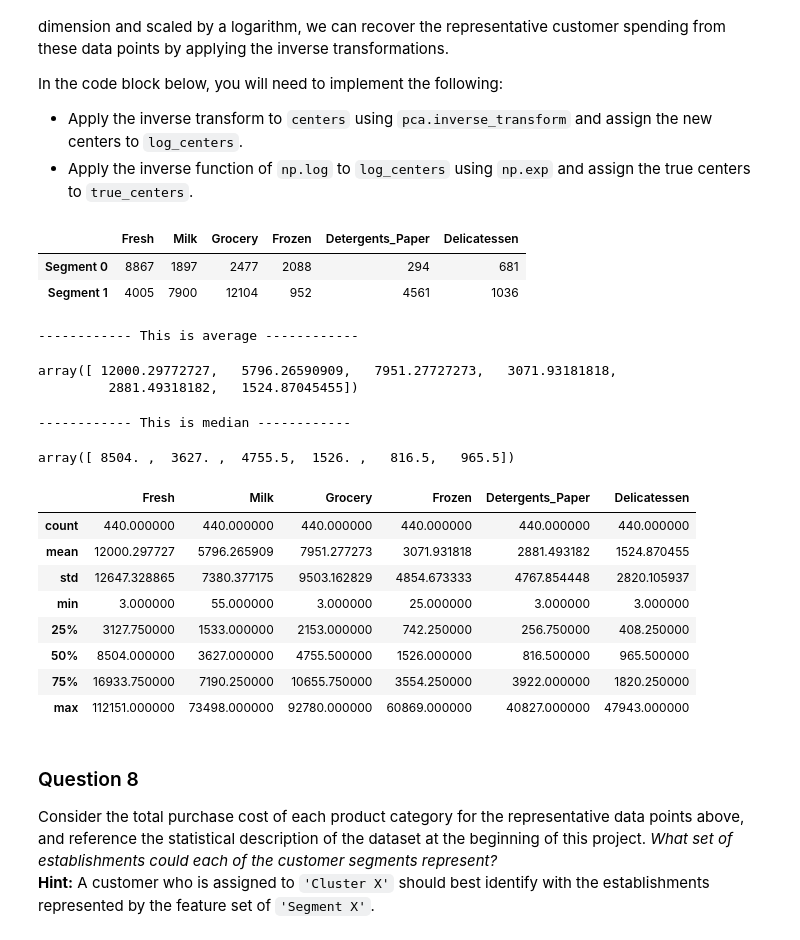
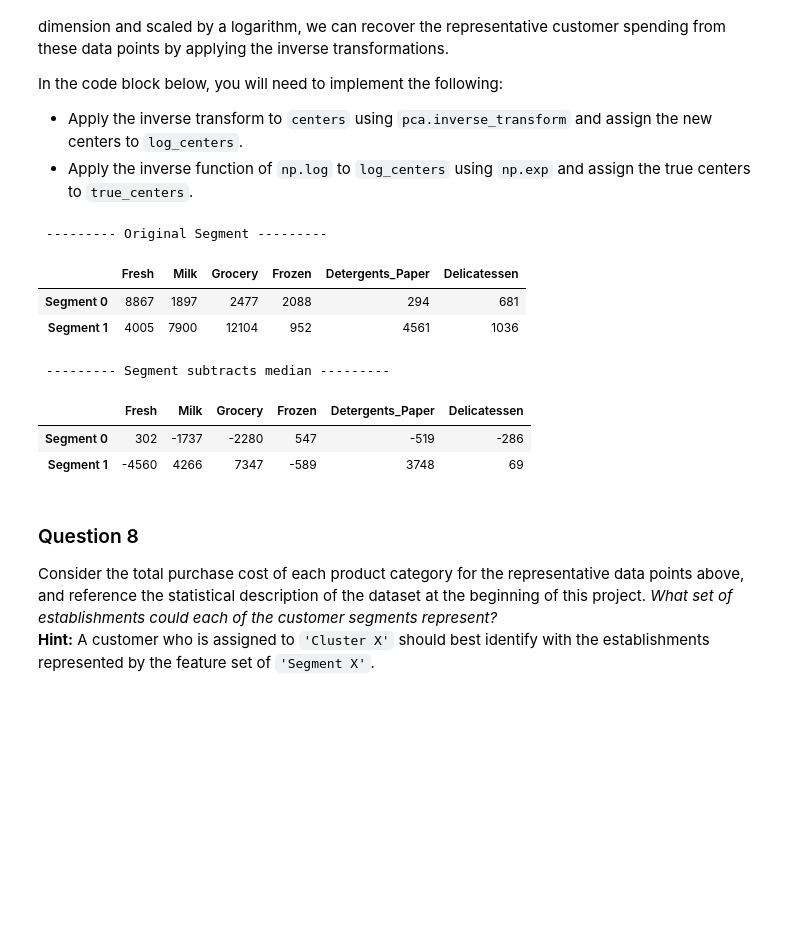
Before and after one commit to snowdj/MLND_customer_segments, a Jupyter notebook: customer_segments.ipynb, the cells around one changed output. Saved outputs shown, nothing was run; the diff lists cells and outputs as text; code cells hidden in the pictures; blank space fills up the shorter version.

Commit message:
Customer Segment

```diff
--- a/customer_segments.ipynb
+++ b/customer_segments.ipynb
@@ -541,40 +545,31 @@ In the code block below, you will need to implement the following:
 # %%
 # TODO: Inverse transform the centers
 log_centers = pca.inverse_transform(centers)
 
 # TODO: Exponentiate the centers
 true_centers = np.exp(log_centers)
 
 # Display the true centers
 segments = ['Segment {}'.format(i) for i in range(0,len(centers))]
 true_centers = pd.DataFrame(np.round(true_centers), columns = data.keys())
 true_centers.index = segments
+
+print " --------- Original Segment ---------"
 display(true_centers)
-print "------------ This is average ------------ "
-display(data.mean().values)
 
-print "------------ This is median ------------ "
-display(data.median().values)
 
-display(data.describe())
+print " --------- Segment subtracts median ---------"
+data_dropped_outliers = data.drop(log_data.index[freq_outliers]).reset_index(drop = True)
+display(true_centers-np.around(data_dropped_outliers.median().values))
 # %% [output]
+ --------- Original Segment ---------
 |  | Fresh | Milk | Grocery | Frozen | Detergents_Paper | Delicatessen |
 | Segment 0 | 8867 | 1897 | 2477 | 2088 | 294 | 681 |
 | Segment 1 | 4005 | 7900 | 12104 | 952 | 4561 | 1036 |
------------- This is average ------------
-array([ 12000.29772727,   5796.26590909,   7951.27727273,   3071.93181818,
-         2881.49318182,   1524.87045455])
+ --------- Segment subtracts median ---------
------------- This is median ------------
-array([ 8504. ,  3627. ,  4755.5,  1526. ,   816.5,   965.5])
 |  | Fresh | Milk | Grocery | Frozen | Detergents_Paper | Delicatessen |
-| count | 440.000000 | 440.000000 | 440.000000 | 440.000000 | 440.000000 | 440.000000 |
-| mean | 12000.297727 | 5796.265909 | 7951.277273 | 3071.931818 | 2881.493182 | 1524.870455 |
-| std | 12647.328865 | 7380.377175 | 9503.162829 | 4854.673333 | 4767.854448 | 2820.105937 |
-| min | 3.000000 | 55.000000 | 3.000000 | 25.000000 | 3.000000 | 3.000000 |
-| 25% | 3127.750000 | 1533.000000 | 2153.000000 | 742.250000 | 256.750000 | 408.250000 |
-| 50% | 8504.000000 | 3627.000000 | 4755.500000 | 1526.000000 | 816.500000 | 965.500000 |
-| 75% | 16933.750000 | 7190.250000 | 10655.750000 | 3554.250000 | 3922.000000 | 1820.250000 |
-| max | 112151.000000 | 73498.000000 | 92780.000000 | 60869.000000 | 40827.000000 | 47943.000000 |
+| Segment 0 | 302 | -1737 | -2280 | 547 | -519 | -286 |
+| Segment 1 | -4560 | 4266 | 7347 | -589 | 3748 | 69 |
 # %% [markdown]
 ### Question 8
 Consider the total purchase cost of each product category for the representative data points above, and reference the statistical description of the dataset at the beginning of this project. *What set of establishments could each of the customer segments represent?*
```
Also changed, not shown: parts of 7 cells of this notebook.
